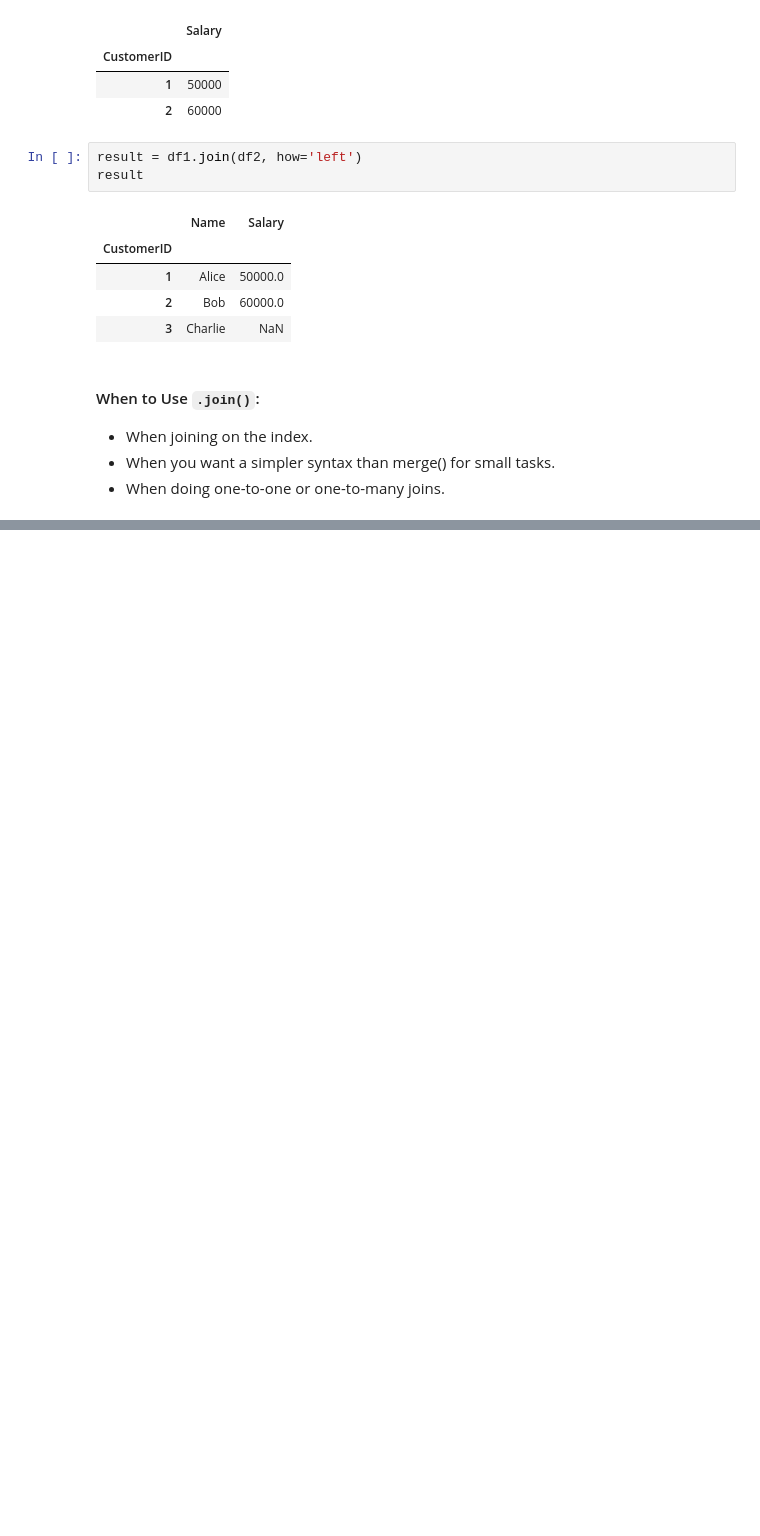
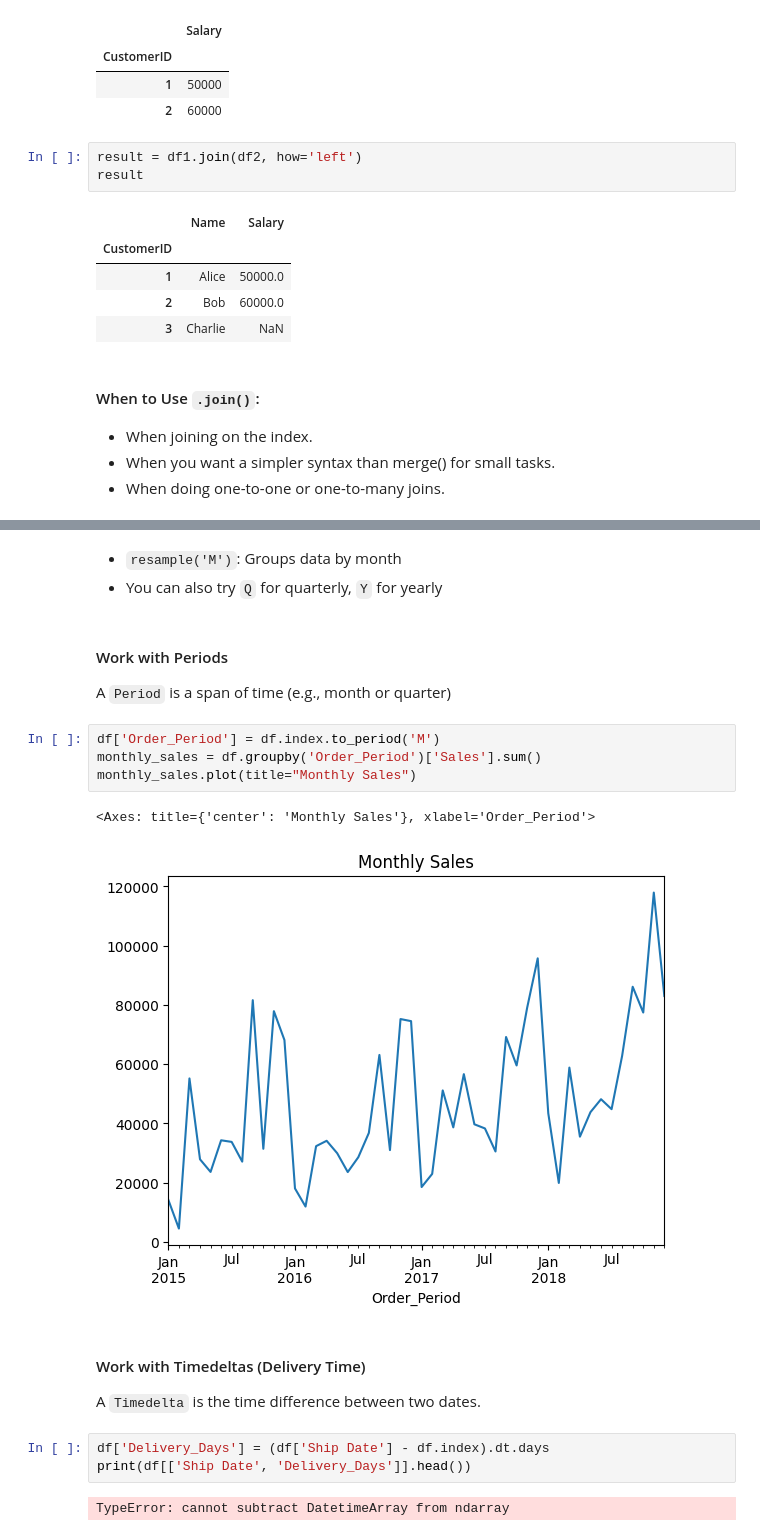
Before and after one commit to bonareri/data-science-class, a Jupyter notebook: 05-Python_for_Data_Science/06_Pandas_Data_Analysis.ipynb, the cells around one changed output, grey strips where cells are left out. Cells and saved outputs as stored; diff of their text form; blank space fills up the shorter version.

```diff
--- a/05-Python_for_Data_Science/06_Pandas_Data_Analysis.ipynb
+++ b/05-Python_for_Data_Science/06_Pandas_Data_Analysis.ipynb
@@ -216,0 +738,21 @@ result
+# %% [markdown]
+- `resample('M')`: Groups data by month
+- You can also try `Q` for quarterly, `Y` for yearly
+# %% [markdown]
+#### Work with Periods
+A `Period` is a span of time (e.g., month or quarter)
+# %%
+df['Order_Period'] = df.index.to_period('M')
+monthly_sales = df.groupby('Order_Period')['Sales'].sum()
+monthly_sales.plot(title="Monthly Sales")
+# %% [output]
+<Axes: title={'center': 'Monthly Sales'}, xlabel='Order_Period'>
+[figure, added]
+# %% [markdown]
+#### Work with Timedeltas (Delivery Time)
+A `Timedelta` is the time difference between two dates.
+# %%
+df['Delivery_Days'] = (df['Ship Date'] - df.index).dt.days
+print(df[['Ship Date', 'Delivery_Days']].head())
+# %% [output]
+TypeError: cannot subtract DatetimeArray from ndarray
```
Also changed, not shown: parts of 93 cells of this notebook, 1 other file.
